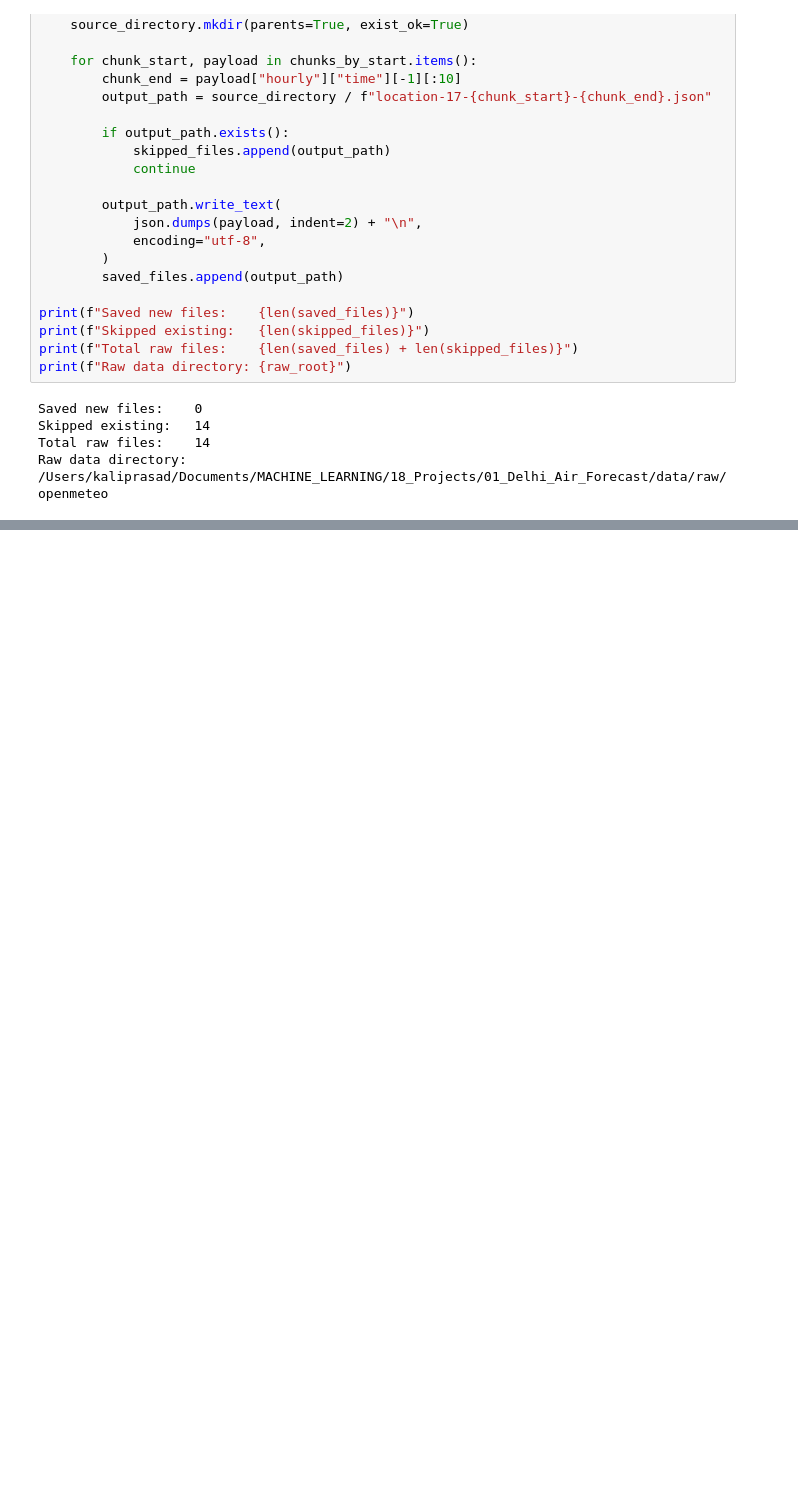
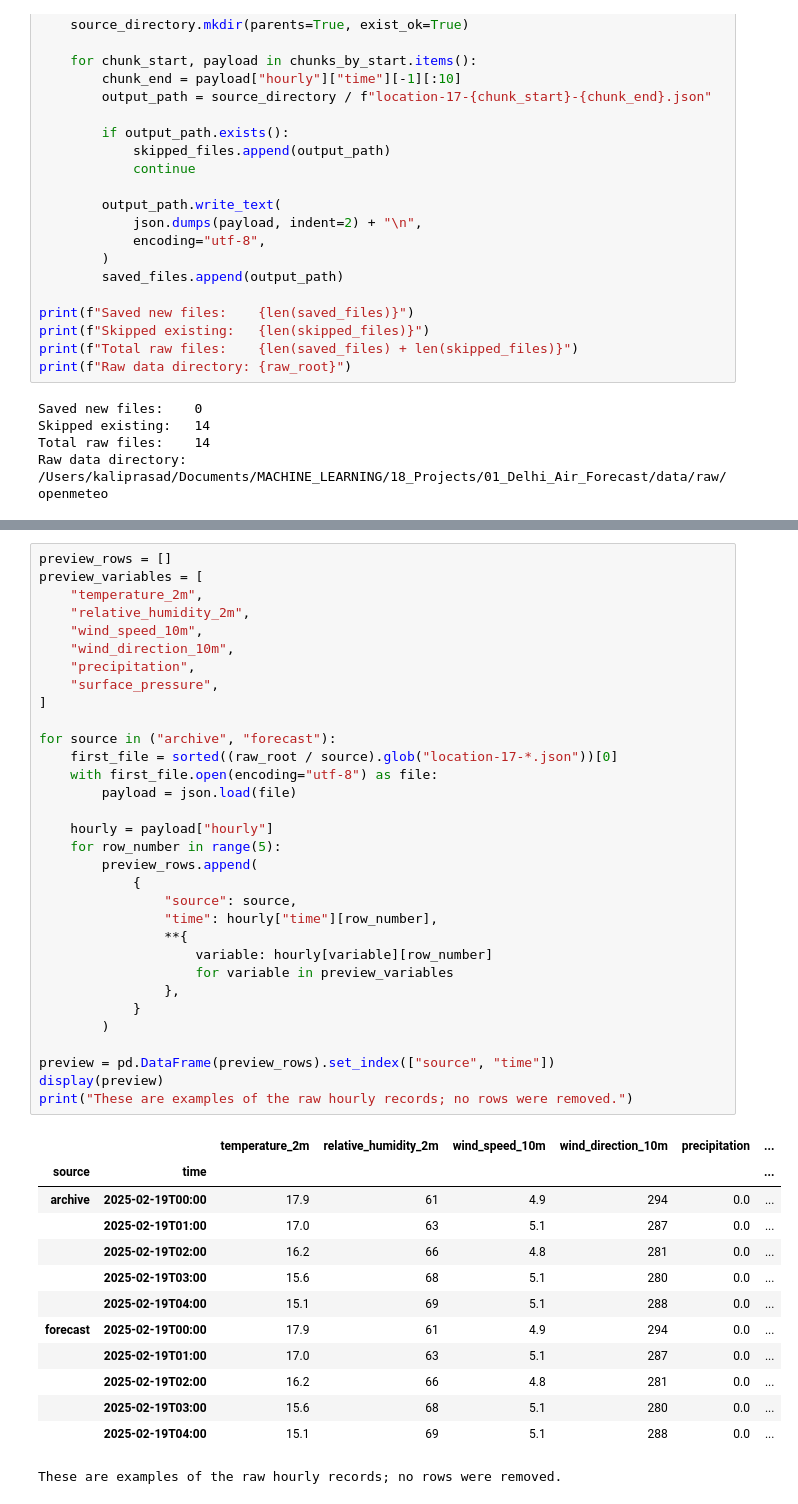
Before and after one commit to coderkali/machine_learning, a Jupyter notebook: 18_Projects/01_Delhi_Air_Forecast/notebooks/12_weather_history.ipynb, the cells around one changed output, grey strips where cells are left out. Cells and saved outputs as stored; diff of their text form; blank space fills up the shorter version.

```diff
--- a/18_Projects/01_Delhi_Air_Forecast/notebooks/12_weather_history.ipynb
+++ b/18_Projects/01_Delhi_Air_Forecast/notebooks/12_weather_history.ipynb
@@ -693,0 +841,46 @@ Raw data directory: /Users/kaliprasad/Documents/MACHINE_LEARNING/18_Projects/01_
+# %%
+preview_rows = []
+preview_variables = [
+    "temperature_2m",
+    "relative_humidity_2m",
+    "wind_speed_10m",
+    "wind_direction_10m",
+    "precipitation",
+    "surface_pressure",
+]
+
+for source in ("archive", "forecast"):
+    first_file = sorted((raw_root / source).glob("location-17-*.json"))[0]
+    with first_file.open(encoding="utf-8") as file:
+        payload = json.load(file)
+
+    hourly = payload["hourly"]
+    for row_number in range(5):
+        preview_rows.append(
+            {
+                "source": source,
+                "time": hourly["time"][row_number],
+                **{
+                    variable: hourly[variable][row_number]
+                    for variable in preview_variables
+                },
+            }
+        )
+
+preview = pd.DataFrame(preview_rows).set_index(["source", "time"])
+display(preview)
+print("These are examples of the raw hourly records; no rows were removed.")
+# %% [output]
+|  |  | temperature_2m | relative_humidity_2m | wind_speed_10m | wind_direction_10m | precipitation | ... |
+| source | time |  |  |  |  |  | ... |
+| archive | 2025-02-19T00:00 | 17.9 | 61 | 4.9 | 294 | 0.0 | ... |
+|  | 2025-02-19T01:00 | 17.0 | 63 | 5.1 | 287 | 0.0 | ... |
+|  | 2025-02-19T02:00 | 16.2 | 66 | 4.8 | 281 | 0.0 | ... |
+|  | 2025-02-19T03:00 | 15.6 | 68 | 5.1 | 280 | 0.0 | ... |
+|  | 2025-02-19T04:00 | 15.1 | 69 | 5.1 | 288 | 0.0 | ... |
+| forecast | 2025-02-19T00:00 | 17.9 | 61 | 4.9 | 294 | 0.0 | ... |
+|  | 2025-02-19T01:00 | 17.0 | 63 | 5.1 | 287 | 0.0 | ... |
+|  | 2025-02-19T02:00 | 16.2 | 66 | 4.8 | 281 | 0.0 | ... |
+|  | 2025-02-19T03:00 | 15.6 | 68 | 5.1 | 280 | 0.0 | ... |
+|  | 2025-02-19T04:00 | 15.1 | 69 | 5.1 | 288 | 0.0 | ... |
+These are examples of the raw hourly records; no rows were removed.
```
Also changed, not shown: parts of 8 cells of this notebook, 7 other files.
